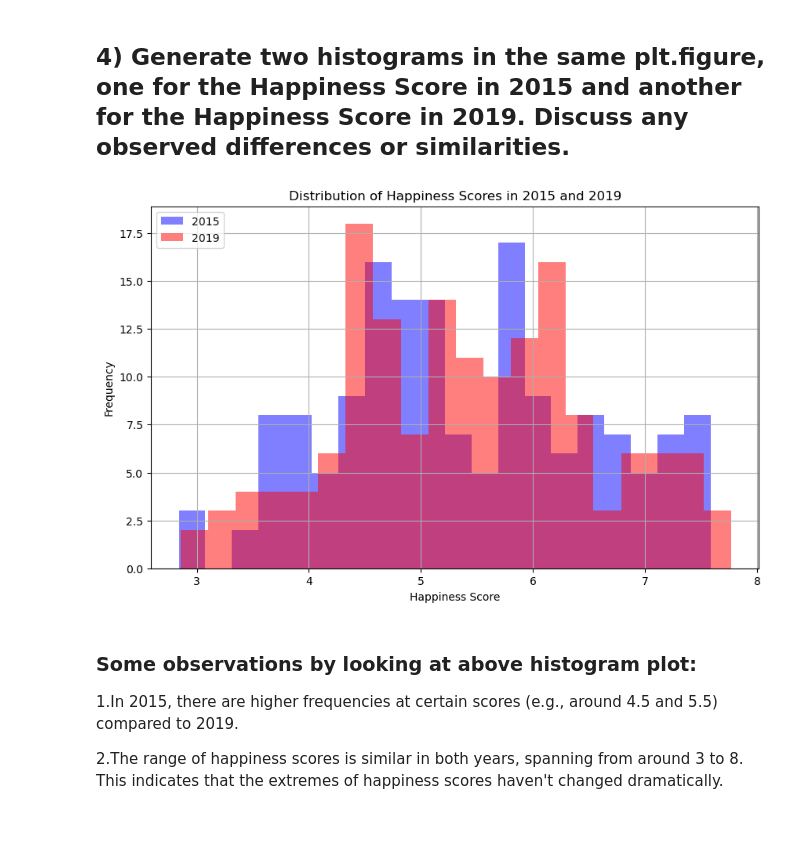
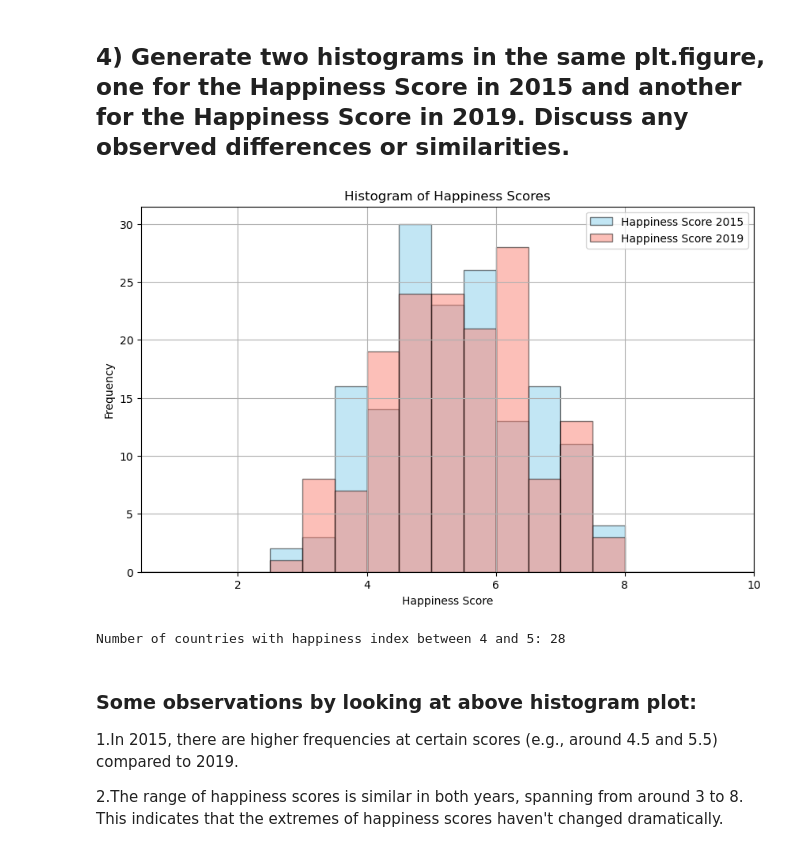
Before and after one commit to AkanchhaChoudhary/MSc-Data_Management_and_Business_Analytics, a Jupyter notebook: First_Trimester/Final_Assessment_Akanchha_Choudhary_96616.ipynb, the cells around one changed output. Cells and saved outputs as stored; diff of their text form; code cells hidden in the pictures; blank space fills up the shorter version.

```diff
--- a/First_Trimester/Coding and statistics with python/Final_Assessment_Akanchha_Choudhary.ipynb
+++ b/First_Trimester/Final_Assessment_Akanchha_Choudhary_96616.ipynb
@@ -7,5 +18,7 @@ import pandas as pd
 import numpy as np
 import matplotlib.pyplot as plt
 # %%
-data_2015 = pd.read_csv('/home/akanchha/Desktop/EDHEC/MSc-Data_Management_and_Business_Analytics/First_Trimester/12.1_World_Happiness_Report_2015.csv')
-data_2019 = pd.read_csv('/home/akanchha/Desktop/EDHEC/MSc-Data_Management_and_Business_Analytics/First_Trimester/12.1_World_Happiness_Report_2019.csv')
+# Loading data into dataframe using pandas library
+
+data_2015 = pd.read_csv('./12.1_World_Happiness_Report_2015.csv')
+data_2019 = pd.read_csv('./12.1_World_Happiness_Report_2019.csv')
@@ -129,28 +151,41 @@ for var in continuous_vars:
 Its clear from the graph that temporal mean for continuous variable 'Happiness Score', 'GDP per capita', 'Social support', 'Health (Life Expectancy)' has increased from 2015 to 2019. and temporal mean for 'Freedom', 'Perceptions of corruption', 'Generosity' has gone down from 2015 to 2019. This can be cross validated by looking at the mean value of both year that we calculted in question no.2
 # %% [markdown]
 ## 4) Generate two histograms in the same plt.figure, one for the Happiness Score in 2015 and another for the Happiness Score in 2019. Discuss any observed differences or similarities.
-# %%
-# I am re-using the code here . not loaindg data again and again into dataframe
-# Plotting histograms for Happiness Score in 2015 and 2019
-plt.figure(figsize=(10, 6))
-
-# Histogram for 2015
-plt.hist(data_2015['Happiness Score'], bins=20, alpha=0.5, label='2015', color='blue')
-
-# Histogram for 2019
-plt.hist(data_2019['Happiness Score'], bins=20, alpha=0.5, label='2019', color='red')
-
-# Adding titles and labels
-plt.title('Distribution of Happiness Scores in 2015 and 2019')
-plt.xlabel('Happiness Score')
-plt.ylabel('Frequency')
-plt.legend(loc='upper left')
-plt.grid(True)
-
-# Show plot
-plt.show()
-# %% [output]
-[figure, removed]
+# %%
+import pandas as pd
+import matplotlib.pyplot as plt
+
+plt.figure(figsize=(10, 6))
+# Extract the happiness scores from both DataFrames
+happiness_scores_2015 = data_2015['Happiness Score']
+happiness_scores_2019 = data_2019['Happiness Score']
+
+# Find the minimum value in the happiness scores
+min_happiness_score = min(happiness_scores_2015.min(), happiness_scores_2019.min())
+
+# Plotting the histogram with both sets of happiness scores
+plt.hist(happiness_scores_2015, bins=20, range=(0, 10), color='skyblue', edgecolor='black', alpha=0.5, label='Happiness Score 2015')
+plt.hist(happiness_scores_2019, bins=20, range=(0, 10), color='salmon', edgecolor='black', alpha=0.5, label='Happiness Score 2019')
+plt.xlabel('Happiness Score')
+plt.ylabel('Frequency')
+plt.title('Histogram of Happiness Scores')
+plt.legend()
+plt.grid(True)
+plt.xlim(0.5, max(10, min_happiness_score))  # Set the x-axis range to start from 0.5
+plt.show()
+# %% [output]
+[figure, added]
+# %%
+#Lets cross check our histogram data
+# Filter the DataFrame for happiness scores between 4 and 5
+filtered_data = data_2019[(data_2019['Happiness Score'] >= 6) & (data_2019['Happiness Score'] <= 6.5)]
+
+# Count the number of rows in the filtered DataFrame
+num_countries = len(filtered_data)
+
+print("Number of countries with happiness index between 4 and 5:", num_countries)
+# %% [output]
+Number of countries with happiness index between 4 and 5: 28
 # %% [markdown]
 ### Some observations by looking at above histogram plot:
 1.In 2015, there are higher frequencies at certain scores (e.g., around 4.5 and 5.5) compared to 2019.
```
Also changed, not shown: parts of 40 cells of this notebook, 3 other files.
